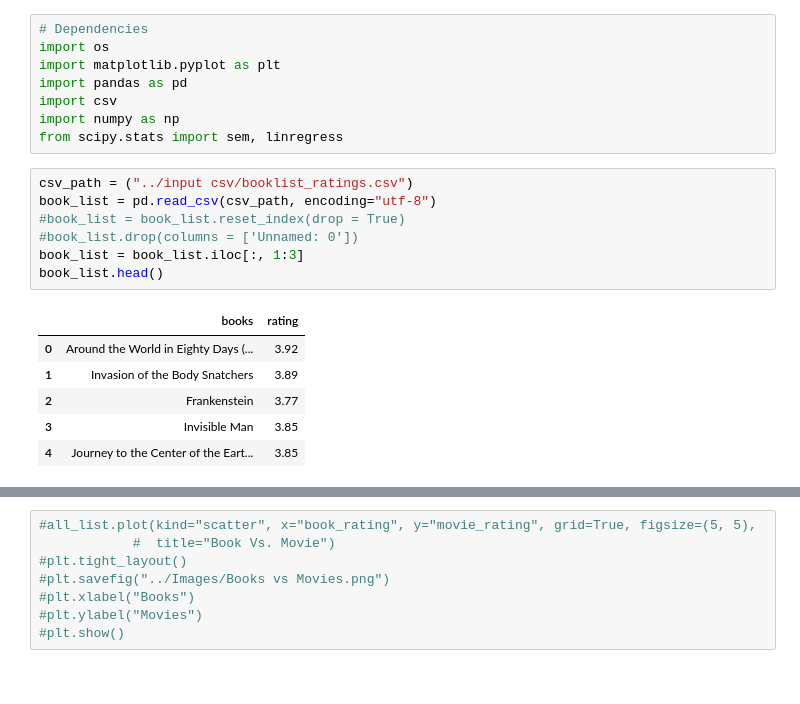
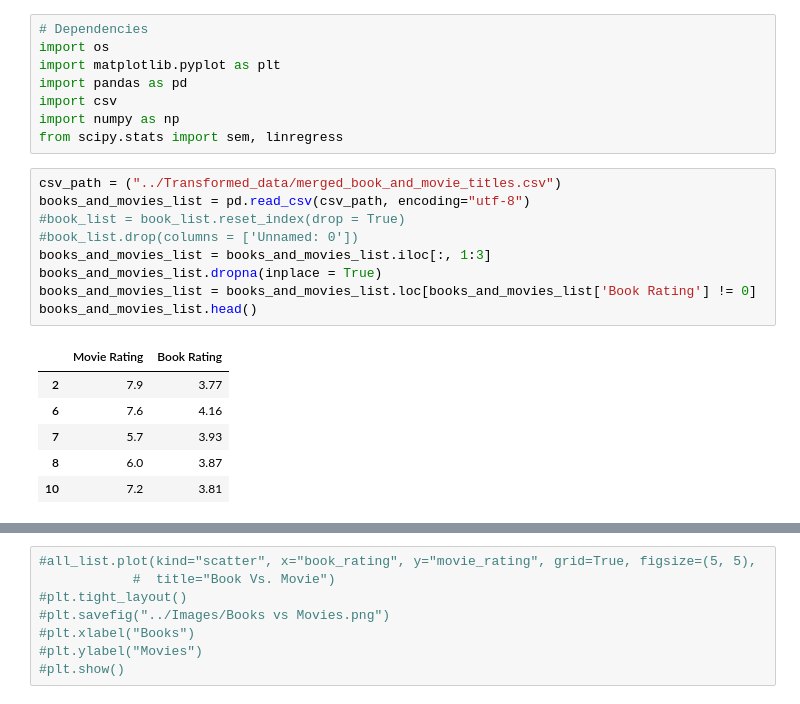
Before and after one commit to naim-panjwani/books_and_films, a Jupyter notebook: Plots/plot.ipynb, the cells around one changed output, grey strips where cells are left out. Drawn from its saved outputs; the diff is of its cells as text.

```diff
--- a/Plots/plot.ipynb
+++ b/Plots/plot.ipynb
@@ -9,16 +9,18 @@ import csv
 import numpy as np
 from scipy.stats import sem, linregress
 # %%
-csv_path = ("../input csv/booklist_ratings.csv")
-book_list = pd.read_csv(csv_path, encoding="utf-8")
+csv_path = ("../Transformed_data/merged_book_and_movie_titles.csv")
+books_and_movies_list = pd.read_csv(csv_path, encoding="utf-8")
 #book_list = book_list.reset_index(drop = True)
 #book_list.drop(columns = ['Unnamed: 0'])
-book_list = book_list.iloc[:, 1:3]
-book_list.head()
+books_and_movies_list = books_and_movies_list.iloc[:, 1:3]
+books_and_movies_list.dropna(inplace = True)
+books_and_movies_list = books_and_movies_list.loc[books_and_movies_list['Book Rating'] != 0]
+books_and_movies_list.head()
 # %% [output]
-|  | books | rating |
-| 0 | Around the World in Eighty Days (... | 3.92 |
-| 1 | Invasion of the Body Snatchers | 3.89 |
-| 2 | Frankenstein | 3.77 |
-| 3 | Invisible Man | 3.85 |
-| 4 | Journey to the Center of the Eart... | 3.85 |
+|  | Movie Rating | Book Rating |
+| 2 | 7.9 | 3.77 |
+| 6 | 7.6 | 4.16 |
+| 7 | 5.7 | 3.93 |
+| 8 | 6.0 | 3.87 |
+| 10 | 7.2 | 3.81 |
```
Also changed, not shown: parts of 10 cells of this notebook, 2 other files.
